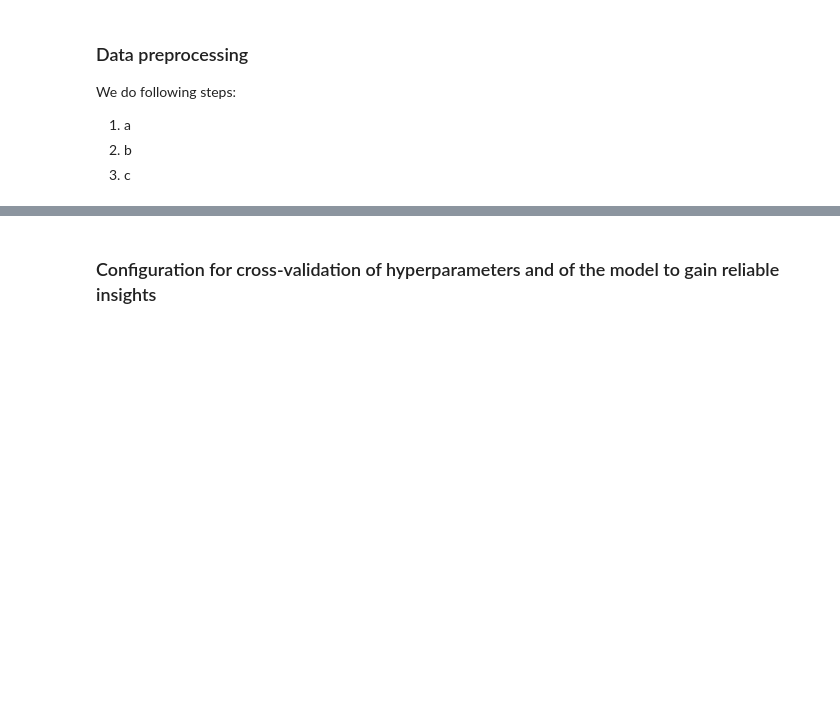
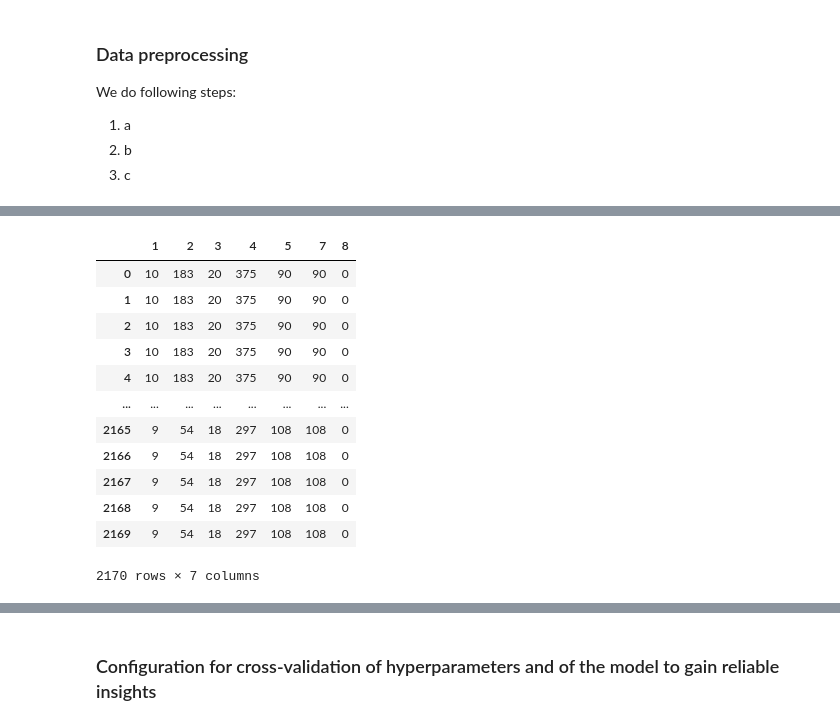
Before and after one commit to KIT-TVA/qiskit-hackathon-2025, a Jupyter notebook: Notebook/main.ipynb, the cells around one changed output, grey strips where cells are left out. Drawn from its saved outputs; the diff is of its cells as text; code cells hidden in the pictures; blank space fills up the shorter version.

Commit message:
feat: update notebook training

```diff
--- a/Notebook/main.ipynb
+++ b/Notebook/main.ipynb
@@ -49,6 +49,14 @@ We do following steps:
 2. b
 3. c
 # %%
-dataset = pd.read_csv('data/dummy.csv')
-df_configurations_with_id_with_duplicates = dataset[['ID', 'configuration']].copy()
-df_features_with_id = dataset.drop(['configuration'], axis=1).copy()
+dataset = pd.read_csv('data/training_data.csv', header=None) # TODO: remove header=NONE in next csv version
+
+dataset.rename(
+    columns={
+      dataset.columns[0]:  "ID",
+      dataset.columns[-1]: "configuration"
+    },
+    inplace=True
+)
+
+dataset.head()
@@ -74,10 +124,3 @@ df_features_unique = df_features_with_id.drop_duplicates(subset='ID')
 # %%
-single_value_cols = df_features_unique.columns[df_features_unique.nunique(dropna=False) == 1]
-
-df_feat = df_features_with_id.drop_duplicates('ID').set_index('ID')
-df_feat = df_feat.drop(single_value_cols, axis=1)
-
-df_lbl = df_ored_configuration.set_index('ID')
-y = np.vstack(df_lbl['label_vec'].values)
-
-X = df_feat.values
+single_value_cols = df_features_with_id.columns[df_features_with_id.nunique(dropna=False) == 1]
+single_value_cols
@@ -83,0 +129,3 @@ X = df_feat.values
+# %%
+df_feat = df_features_with_id.drop(single_value_cols, axis=1).copy()
+df_feat.head()
@@ -83,0 +139,19 @@ X = df_feat.values
+# %%
+df_feat.drop(['ID'], inplace=True, axis=1)
+df_configurations.drop(['ID'], inplace=True, axis=1)
+# %%
+df_feat
+# %% [output]
+|  | 1 | 2 | 3 | 4 | 5 | 7 | 8 |
+| 0 | 10 | 183 | 20 | 375 | 90 | 90 | 0 |
+| 1 | 10 | 183 | 20 | 375 | 90 | 90 | 0 |
+| 2 | 10 | 183 | 20 | 375 | 90 | 90 | 0 |
+| 3 | 10 | 183 | 20 | 375 | 90 | 90 | 0 |
+| 4 | 10 | 183 | 20 | 375 | 90 | 90 | 0 |
+| ... | ... | ... | ... | ... | ... | ... | ... |
+| 2165 | 9 | 54 | 18 | 297 | 108 | 108 | 0 |
+| 2166 | 9 | 54 | 18 | 297 | 108 | 108 | 0 |
+| 2167 | 9 | 54 | 18 | 297 | 108 | 108 | 0 |
+| 2168 | 9 | 54 | 18 | 297 | 108 | 108 | 0 |
+| 2169 | 9 | 54 | 18 | 297 | 108 | 108 | 0 |
+2170 rows × 7 columns
```
Also changed, not shown: parts of 15 cells of this notebook.
